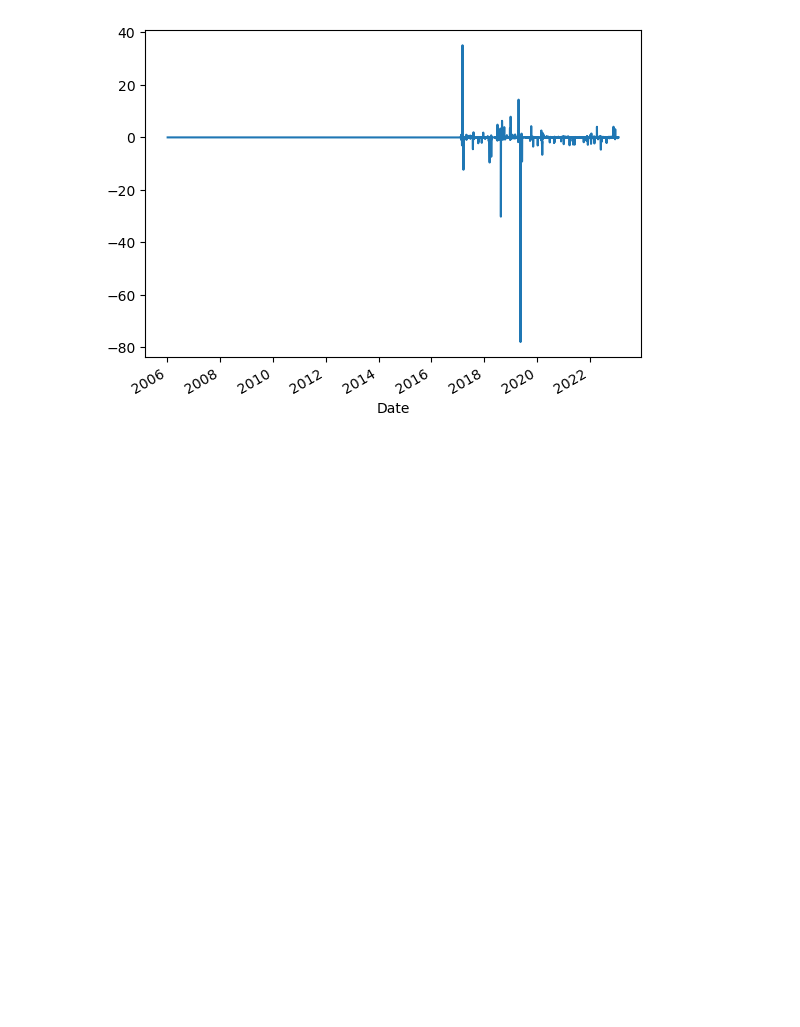
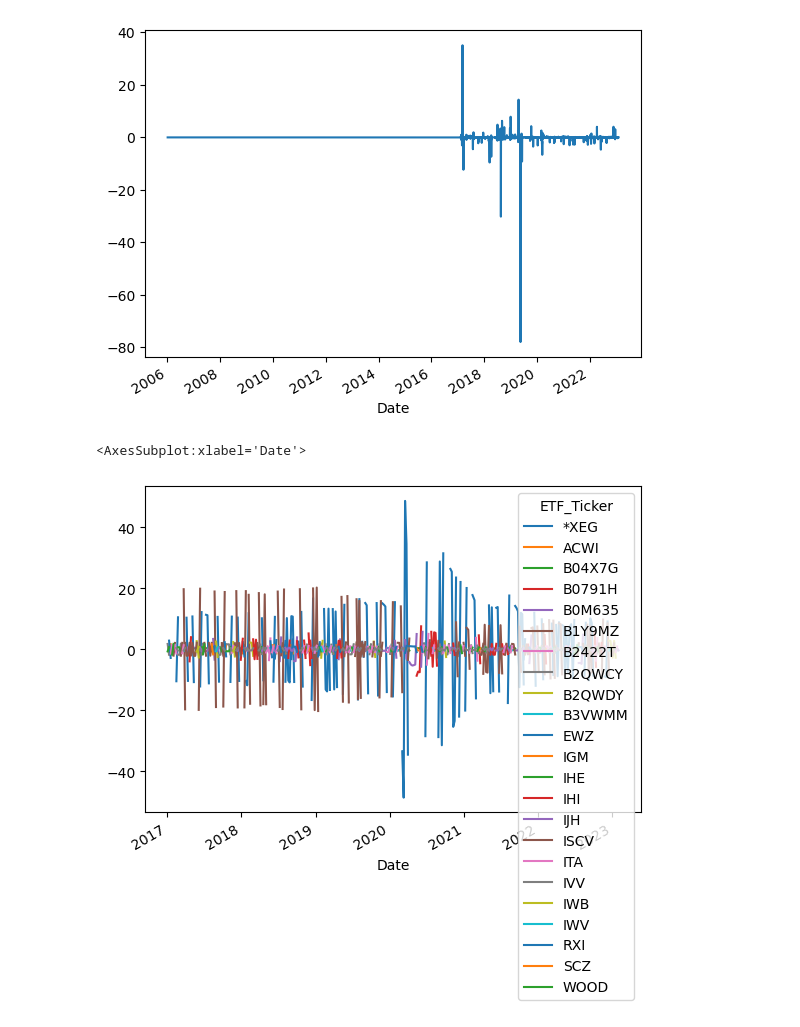
Before and after one commit to DerrickXZY/IAQF_Competition, a Jupyter notebook: pipeline/pipeline.ipynb, the cells around one changed output. Cells and saved outputs as stored; diff of their text form; code cells hidden in the pictures; blank space fills up the shorter version.

```diff
--- a/pipeline/pipeline.ipynb
+++ b/pipeline/pipeline.ipynb
@@ -323,3 +308,15 @@ daily_ret.plot()
 # %% [output]
 <AxesSubplot:xlabel='Date'>
 [figure]
+# %%
+linear_pred_df = pipeline.predict('XGB', pairs,  params = {
+                'pred_period': 'W'
+            })
+trade_df, pair_trade_df = pipeline.create_signal('most_spread_rtn', linear_pred_df, params= {
+                'holding_period': 5
+            })
+df_port = pipeline.generate_portfolio(trade_df)
+trade_df.plot()
+# %% [output]
+<AxesSubplot:xlabel='Date'>
+[figure, added]
```
Also changed, not shown: parts of 15 cells of this notebook.
